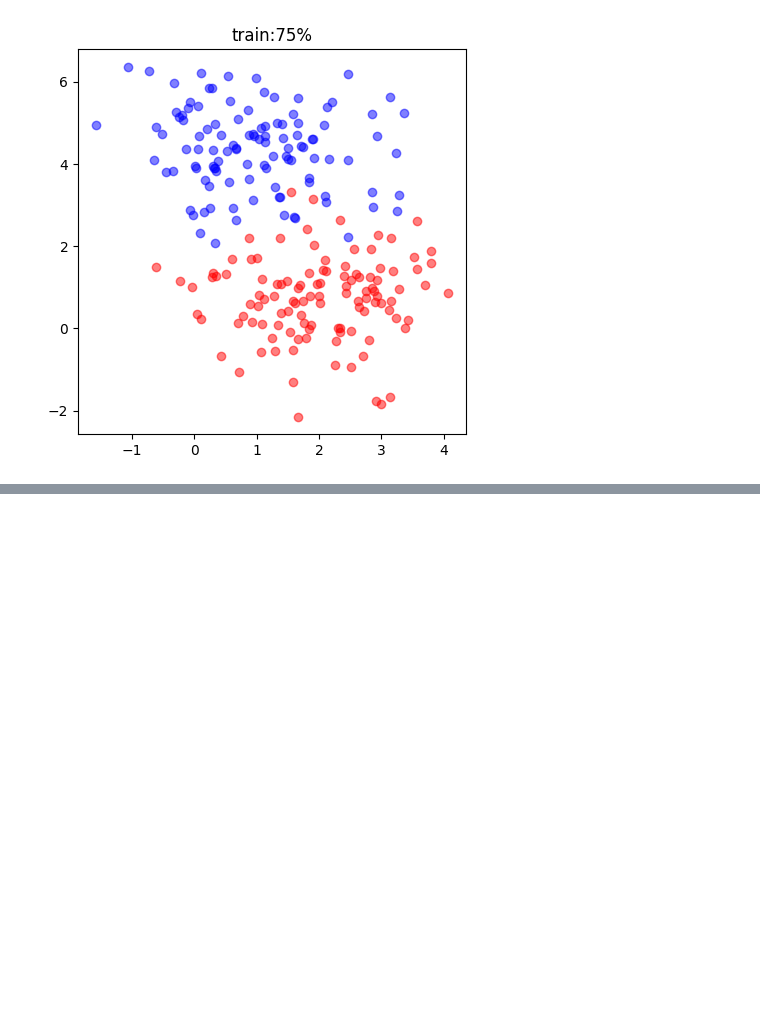
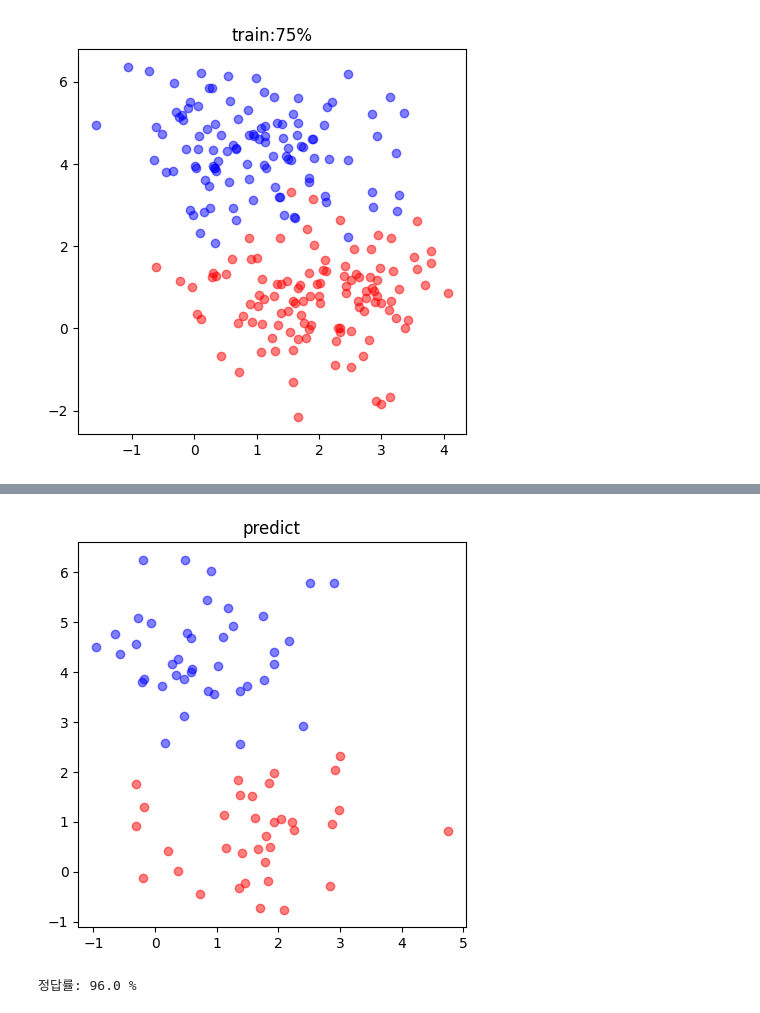
Before and after one commit to thekaszsz/ML_book, a Jupyter notebook: ML_Test.ipynb, the cells around one changed output, grey strips where cells are left out. Drawn from its saved outputs; the diff is of its cells as text; code cells hidden in the pictures; blank space fills up the shorter version.

```diff
--- a/ML_Test.ipynb
+++ b/ML_Test.ipynb
@@ -68,0 +76,22 @@ plt.show()
+# %%
+pred = model.predict(X_test)
+df = pd.DataFrame(X_test)
+df['target'] = pred
+
+df0 = df[df['target'] == 0]
+df1 = df[df['target'] == 1]
+
+plt.figure(figsize = (5,5))
+plt.scatter(df0[0], df0[1], color = 'b', alpha = 0.5)
+plt.scatter(df1[0], df1[1], color = 'r', alpha = 0.5)
+plt.title('predict')
+plt.show()
+# %% [output]
+[figure, added]
+# %%
+from sklearn.metrics import accuracy_score
+pred = model.predict(X_test)
+score = accuracy_score(y_test, pred)
+print('정답률:', score*100,'%')
+# %% [output]
+정답률: 96.0 %
```
Also changed, not shown: parts of 2 cells of this notebook.
